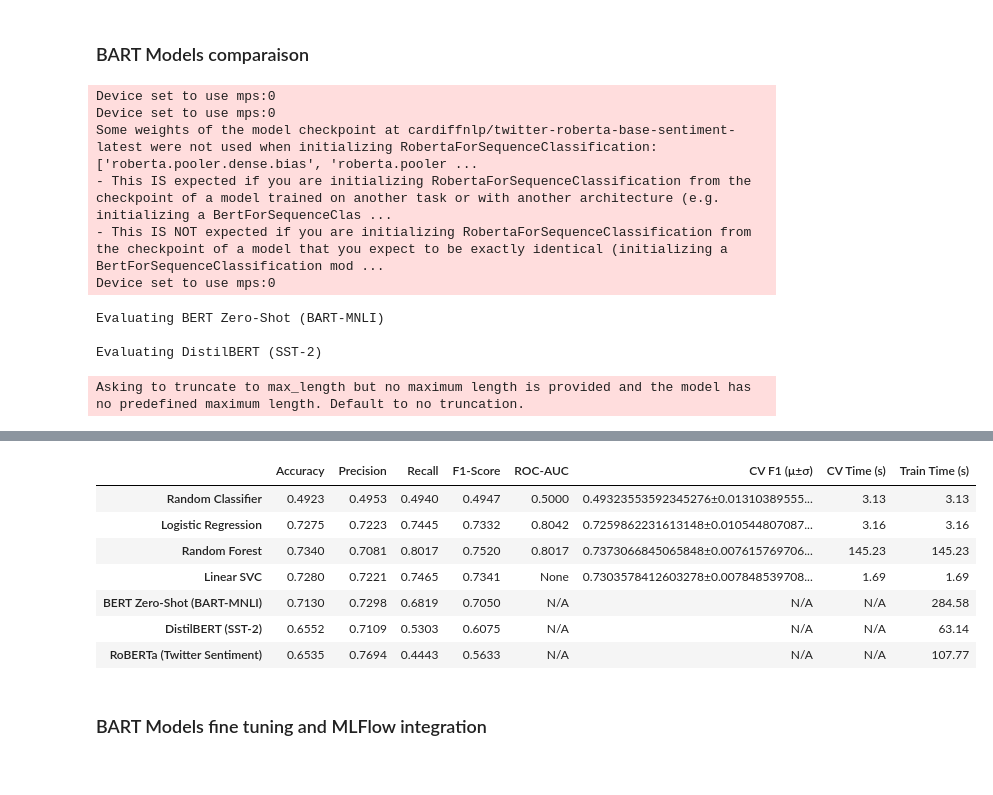
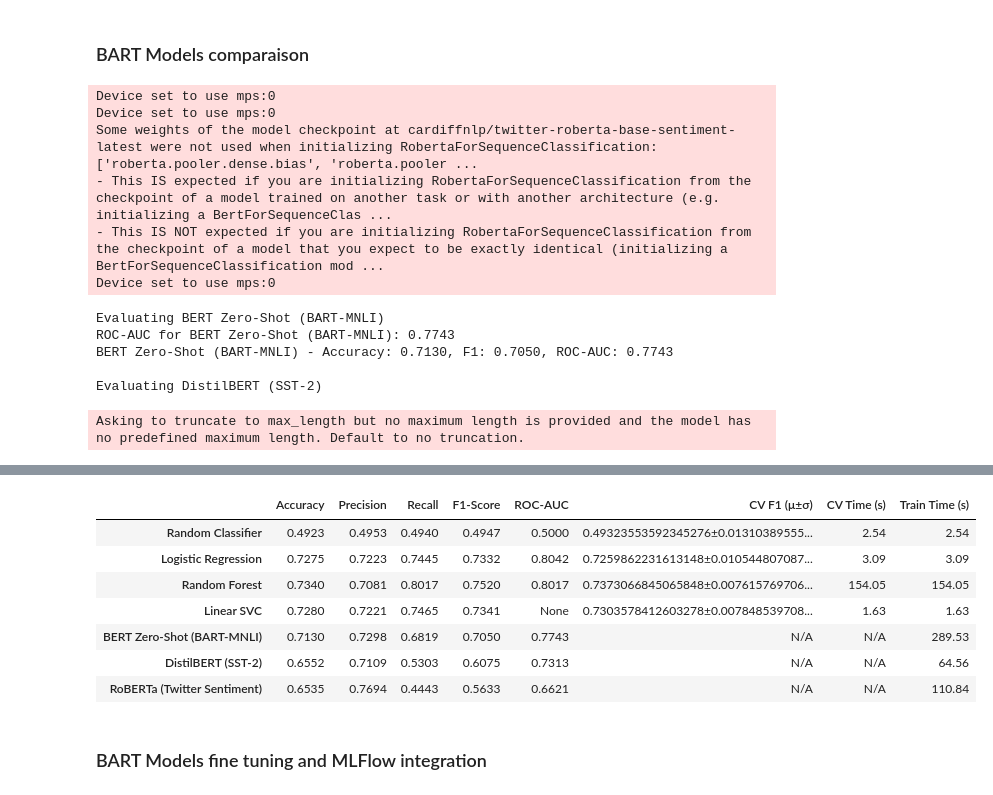
Before and after one commit to photoli93/nlp_twitter, a Jupyter notebook: notebooks/02_modeling.ipynb, the cells around one changed output, grey strips where cells are left out. Drawn from its saved outputs; the diff is of its cells as text; code cells hidden in the pictures.

Commit message:
update fine-tuned pre-trained models HF, training duration, roc-auc

```diff
--- a/notebooks/02_modeling.ipynb
+++ b/notebooks/02_modeling.ipynb
@@ -473,33 +473,73 @@ for name, hf_pipe in hf_models_non_ft.items():
     # Retrieving test texts
     test_texts = df_clean.loc[X_test.index, 'clean_text'].tolist()
 
+    preds = []
+    probs = []
+
     # BERT Zero-Shot
     if "Zero-Shot" in name:
         candidate_labels = ["negative", "positive"]
-        preds = []
         for text in test_texts:
             result = hf_pipe(text, candidate_labels)
-            preds.append(1 if result["labels"][0].lower() == "positive" else 0)
+            # Get prediction
+            pred_label = result["labels"][0].lower()
+            preds.append(1 if pred_label == "positive" else 0)
+
+            # Get probability for positive class
+            scores_dict = {label.lower(): score for label, score in zip(result["labels"], result["scores"])}
+            prob_positive = scores_dict.get("positive", 0.5)
+            probs.append(prob_positive)
+
     else:
         # DistilBERT / RoBERTa
         results = hf_pipe(test_texts, truncation=True)
-        preds = [1 if r['label'].upper() == 'POSITIVE' else 0 for r in results]
+
+        for r in results:
+            # Get prediction
+            label = r['label'].upper()
+
+            # Handle different label formats
+            if label in ['POSITIVE', 'LABEL_1']:
+                preds.append(1)
+            elif label in ['NEGATIVE', 'LABEL_0']:
+                preds.append(0)
+            else:
+                # Fallback
+                preds.append(1 if 'POSITIVE' in label else 0)
+
+            # Get probability
+            score = r['score']
+
+            # For DistilBERT and RoBERTa, the score is the probability of the predicted class
+            # We need probability of positive class
+            if label in ['POSITIVE', 'LABEL_1']:
+                probs.append(score)  # Already positive class probability
+            else:
+                probs.append(1 - score)  # Convert to positive class probability
 
     hf_preds_non_ft[name] = preds
     duration = time.time() - start
 
-    # Evaluation
+    # Evaluation metrics
     acc = accuracy_score(y_test, preds)
     prec = precision_score(y_test, preds, zero_division=0)
     rec = recall_score(y_test, preds, zero_division=0)
     f1 = f1_score(y_test, preds, zero_division=0)
+
+    # Calculate ROC-AUC
+    try:
+        roc_auc = roc_auc_score(y_test, probs)
+        print(f"ROC-AUC for {name}: {roc_auc:.4f}")
+    except Exception as e:
+        print(f"Could not compute ROC-AUC for {name}: {e}")
+        roc_auc = "N/A"
 
     final_results[name] = {
         'accuracy': acc,
         'precision': prec,
         'recall': rec,
         'f1': f1,
-        'roc_auc': "N/A",  # HuggingFace pipeline doesn't result proba directly
+        'roc_auc': roc_auc,
         'cv_f1_mean': "N/A",
         'cv_f1_std': "N/A",
         'cv_time_sec': "N/A",
@@ -507,7 +547,9 @@ for name, hf_pipe in hf_models_non_ft.items():
         'best_params': {}
     }
 
-# Update results
+    print(f"{name} - Accuracy: {acc:.4f}, F1: {f1:.4f}, ROC-AUC: {roc_auc if isinstance(roc_auc, str) else f'{roc_auc:.4f}'}")
+
+# Update results DataFrame
 metrics_df = pd.DataFrame({
     name: {
         'Accuracy': f"{res['accuracy']:.4f}" if isinstance(res['accuracy'], float) else res['accuracy'],
@@ -522,7 +564,9 @@ metrics_df = pd.DataFrame({
     for name, res in final_results.items()
 }).T
 
-print("\n=== Final Model Performance (including HuggingFace models) ===")
+print("\n" + "="*80)
+print("=== Final Model Performance (including HuggingFace models with ROC-AUC) ===")
+print("="*80)
 display(metrics_df)
 # %% [output]
 Device set to use mps:0
@@ -532,6 +576,8 @@ Some weights of the model checkpoint at cardiffnlp/twitter-roberta-base-sentimen
 - This IS NOT expected if you are initializing RobertaForSequenceClassification from the checkpoint of a model that you expect to be exactly identical (initializing a BertForSequenceClassification mod ...
 Device set to use mps:0
 Evaluating BERT Zero-Shot (BART-MNLI)
+ROC-AUC for BERT Zero-Shot (BART-MNLI): 0.7743
+BERT Zero-Shot (BART-MNLI) - Accuracy: 0.7130, F1: 0.7050, ROC-AUC: 0.7743
 
 Evaluating DistilBERT (SST-2)
 Asking to truncate to max_length but no maximum length is provided and the model has no predefined maximum length. Default to no truncation.
@@ -541,11 +594,11 @@ Evaluating RoBERTa (Twitter Sentiment)
 |  | Accuracy | Precision | Recall | F1-Score | ROC-AUC | CV F1 (μ±σ) | CV Time (s) | Train Time (s) |
-| Random Classifier | 0.4923 | 0.4953 | 0.4940 | 0.4947 | 0.5000 | 0.49323553592345276±0.01310389555... | 3.13 | 3.13 |
-| Logistic Regression | 0.7275 | 0.7223 | 0.7445 | 0.7332 | 0.8042 | 0.7259862231613148±0.010544807087... | 3.16 | 3.16 |
-| Random Forest | 0.7340 | 0.7081 | 0.8017 | 0.7520 | 0.8017 | 0.7373066845065848±0.007615769706... | 145.23 | 145.23 |
-| Linear SVC | 0.7280 | 0.7221 | 0.7465 | 0.7341 | None | 0.7303578412603278±0.007848539708... | 1.69 | 1.69 |
-| BERT Zero-Shot (BART-MNLI) | 0.7130 | 0.7298 | 0.6819 | 0.7050 | N/A | N/A | N/A | 284.58 |
-| DistilBERT (SST-2) | 0.6552 | 0.7109 | 0.5303 | 0.6075 | N/A | N/A | N/A | 63.14 |
-| RoBERTa (Twitter Sentiment) | 0.6535 | 0.7694 | 0.4443 | 0.5633 | N/A | N/A | N/A | 107.77 |
+| Random Classifier | 0.4923 | 0.4953 | 0.4940 | 0.4947 | 0.5000 | 0.49323553592345276±0.01310389555... | 2.54 | 2.54 |
+| Logistic Regression | 0.7275 | 0.7223 | 0.7445 | 0.7332 | 0.8042 | 0.7259862231613148±0.010544807087... | 3.09 | 3.09 |
+| Random Forest | 0.7340 | 0.7081 | 0.8017 | 0.7520 | 0.8017 | 0.7373066845065848±0.007615769706... | 154.05 | 154.05 |
+| Linear SVC | 0.7280 | 0.7221 | 0.7465 | 0.7341 | None | 0.7303578412603278±0.007848539708... | 1.63 | 1.63 |
+| BERT Zero-Shot (BART-MNLI) | 0.7130 | 0.7298 | 0.6819 | 0.7050 | 0.7743 | N/A | N/A | 289.53 |
+| DistilBERT (SST-2) | 0.6552 | 0.7109 | 0.5303 | 0.6075 | 0.7313 | N/A | N/A | 64.56 |
+| RoBERTa (Twitter Sentiment) | 0.6535 | 0.7694 | 0.4443 | 0.5633 | 0.6621 | N/A | N/A | 110.84 |
 # %% [markdown]
 ### BART Models fine tuning and MLFlow integration
 # %% [markdown]
```
Also changed, not shown: parts of 22 cells of this notebook.
